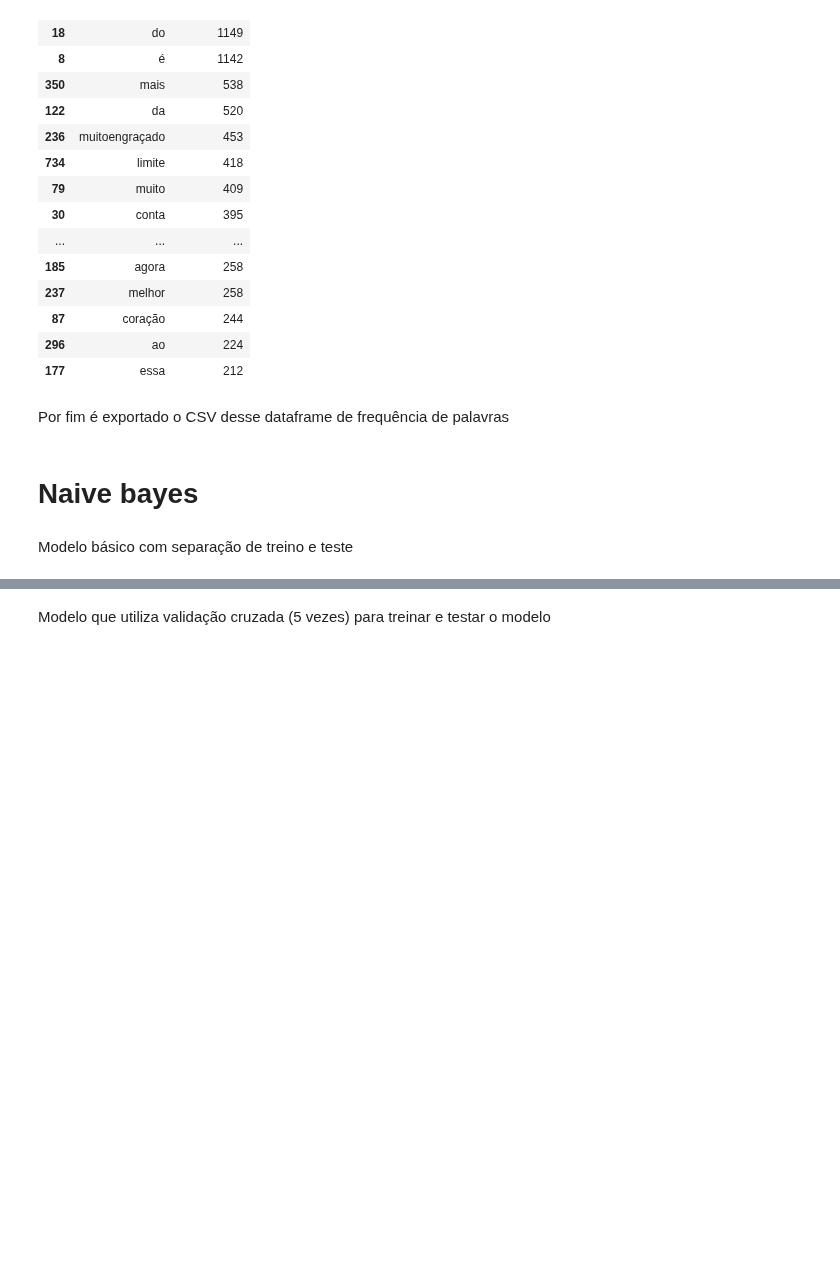
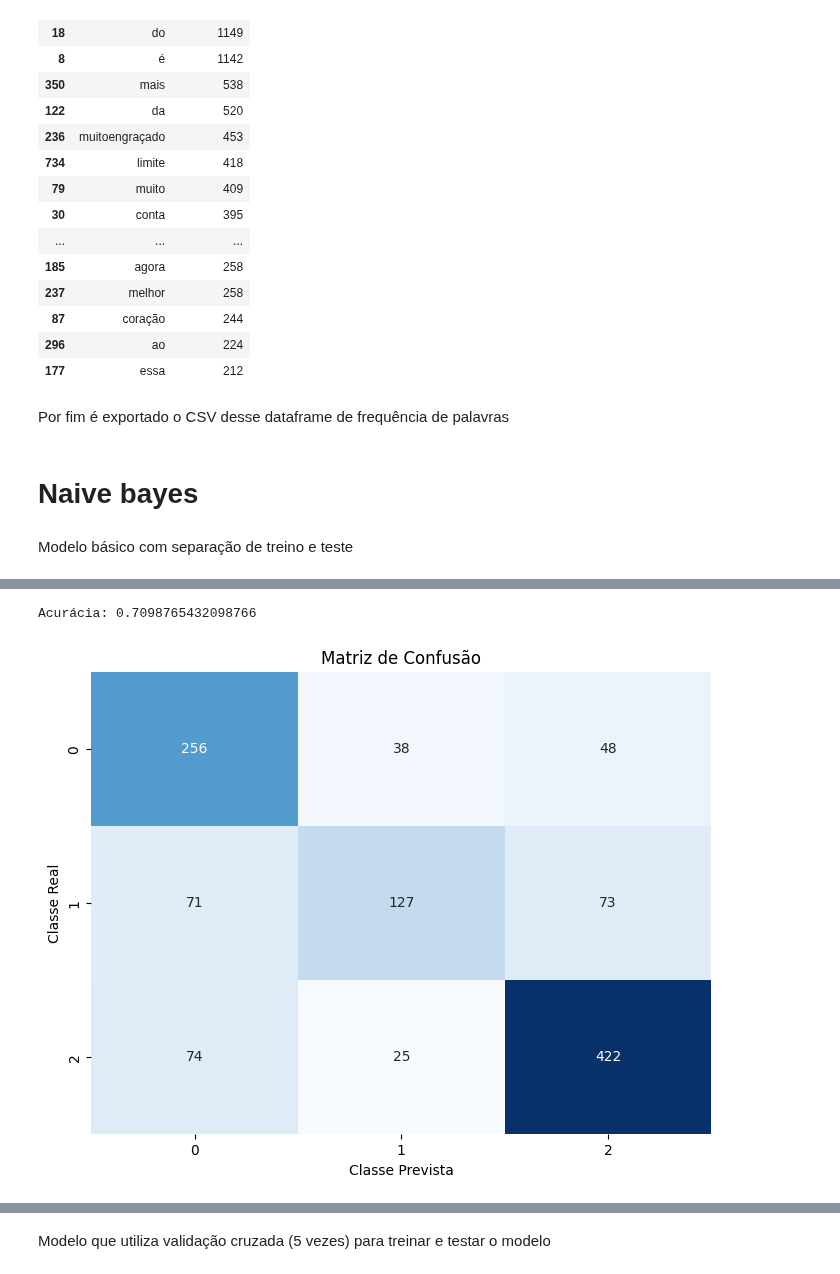
Before and after one commit to 2023M6T4-Inteli/Projeto4, a Jupyter notebook: src/modelos_bag_of_words.ipynb, the cells around one changed output, grey strips where cells are left out. Drawn from its saved outputs; the diff is of its cells as text; code cells hidden in the pictures; blank space fills up the shorter version.

```diff
--- a/src/modelos_bag_of_words.ipynb
+++ b/src/modelos_bag_of_words.ipynb
@@ -139,0 +102,4 @@ df
+# %%
+#Aplicar a função em uma única variável para aplicar nos modelos
+tokens_processados2 = df2['texto_e_palavra'].apply(processarTexto)
+tokens_processados
@@ -433,0 +430,3 @@ Representação Bag of Words:
+# %%
+bow_representation2, dictionary2 = bag_of_words(tokens_processados2)
+bow_representation2, dictionary2
@@ -530,0 +571,36 @@ Acurácia: 0.5471698113207547
+# %%
+from sklearn.naive_bayes import MultinomialNB
+from sklearn.model_selection import train_test_split
+from sklearn.metrics import confusion_matrix
+import seaborn as sns
+import matplotlib.pyplot as plt
+
+sentimento_numerico = df2['sentimento_revisto']
+
+# Dividir os dados em treino e teste
+X_treino, X_teste, y_treino, y_teste = train_test_split(bow_representation2, sentimento_numerico, test_size=0.2, random_state=42)
+
+# Criar e treinar o modelo Naive Bayes
+modelo = MultinomialNB()
+modelo.fit(X_treino, y_treino)
+
+# Fazer a predição usando os dados de teste
+predicao = modelo.predict(X_teste)
+
+# Avaliar a acurácia do modelo
+acuracia = (predicao == y_teste).mean()
+print('Acurácia:', acuracia)
+
+# Calcular a matriz de confusão
+matriz_confusao = confusion_matrix(y_teste, predicao)
+
+# Exibir a matriz de confusão visualmente
+plt.figure(figsize=(8, 6))
+sns.heatmap(matriz_confusao, annot=True, fmt='d', cmap='Blues', cbar=False)
+plt.xlabel('Classe Prevista')
+plt.ylabel('Classe Real')
+plt.title('Matriz de Confusão')
+plt.show()
+# %% [output]
+Acurácia: 0.7098765432098766
+[figure, added]
```
Also changed, not shown: parts of 33 cells of this notebook, 1 other file.
